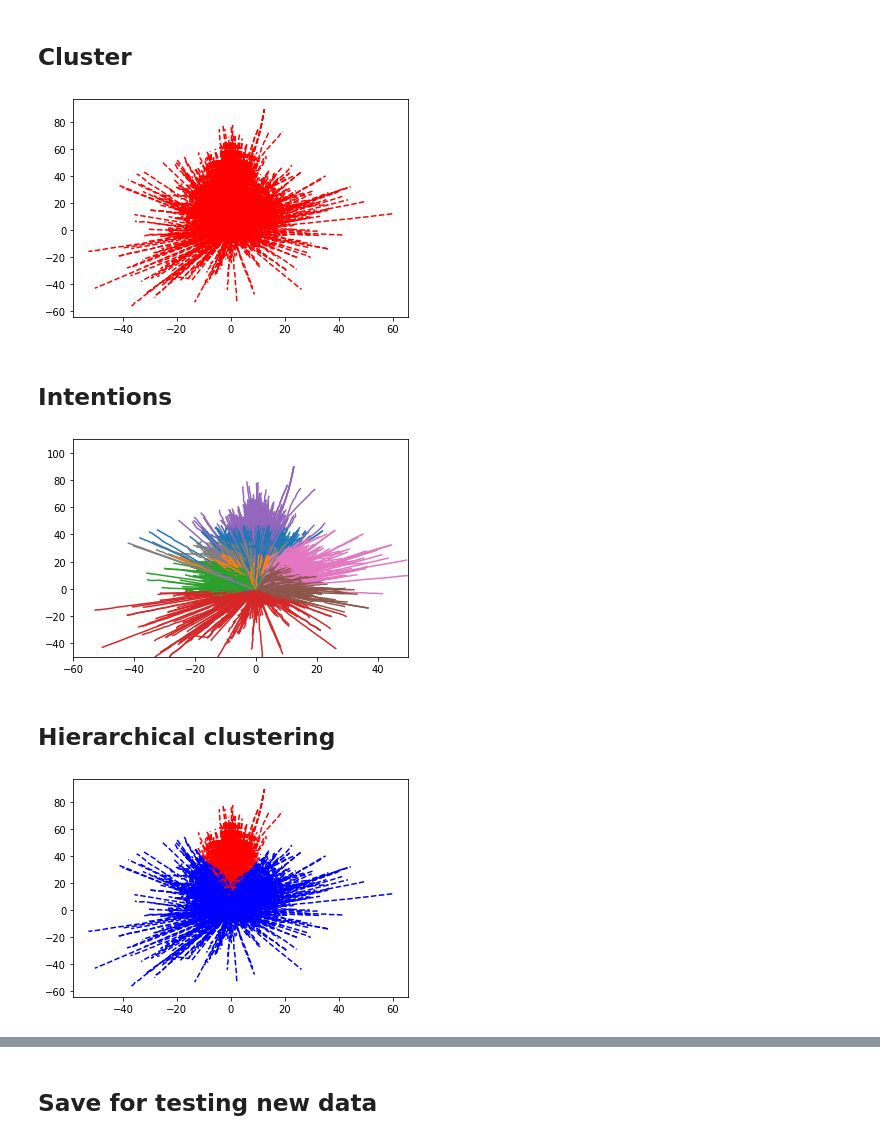
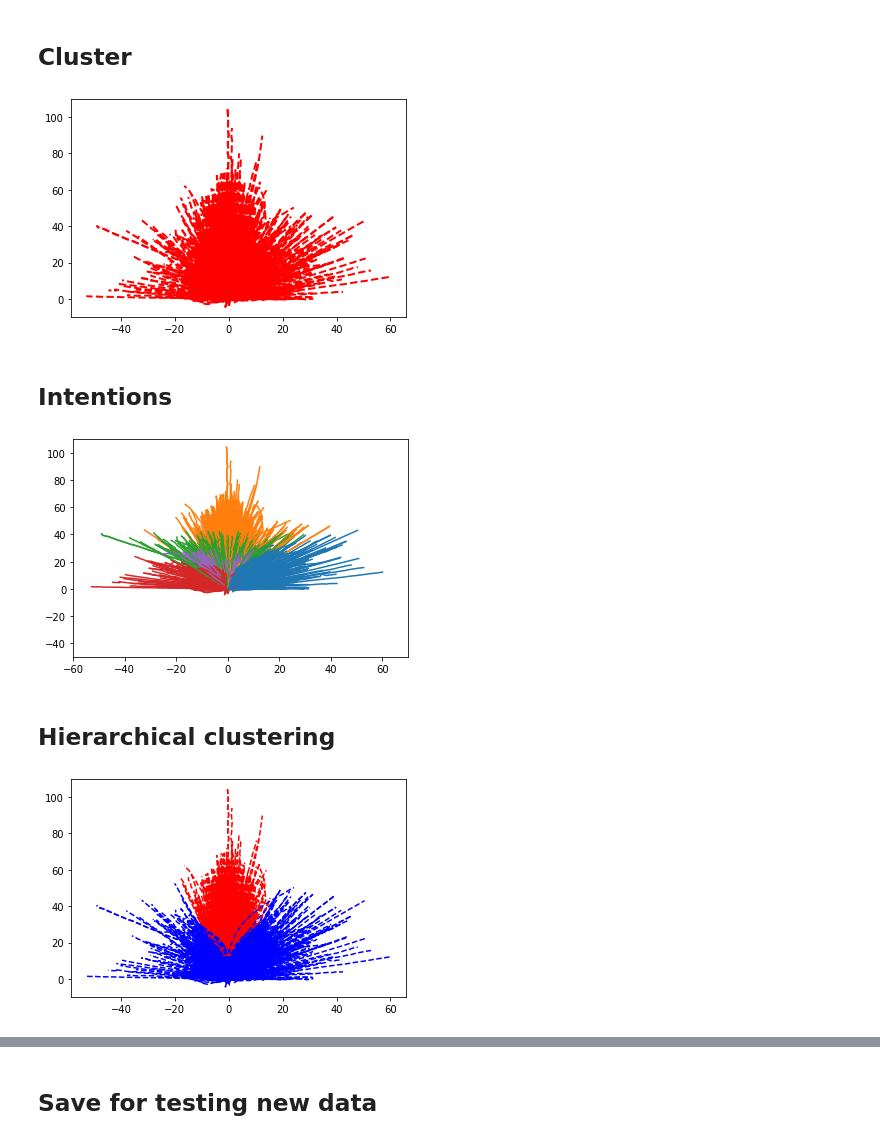
Before and after one commit to AutoVision-cloud/SSL-Lanes, a Jupyter notebook: maneuver/sample_and_cluster.ipynb, the cells around one changed output, grey strips where cells are left out. Saved outputs shown, nothing was run; the diff lists cells and outputs as text; code cells hidden in the pictures.

```diff
--- a/maneuver/sample_and_cluster.ipynb
+++ b/maneuver/sample_and_cluster.ipynb
@@ -43,7 +45,7 @@ def plot_cluster(traj_lst, cluster_lst):
         else:
             plt.plot(traj[:, 1], traj[:, 0], c=color_lst[cluster % len(color_lst)])
 
-    plt.xlim([-60, 50])
+    plt.xlim([-60, 70])
     plt.ylim([-50, 110])
     plt.show()
 # %%
@@ -137,18 +139,22 @@ for _ in range(20000):
     orig = data_argo[idx]['orig']
     final = data_argo[idx]['gt_preds'][0][-1]
 
+    traj = data_argo[idx]['gt_preds'][0]
+    traj_norm = np.matmul(data_argo[idx]['rot'], (traj - data_argo[idx]['orig'].reshape(-1, 2)).T).T
+
+    deg = np.rad2deg(np.arctan2(traj_norm[-1][-1], traj_norm[-1][0]))
+    if abs(deg) > 90:
+        traj_norm[:, 0] = - traj_norm[:, 0]
+        traj_norm[:, 1] = - traj_norm[:, 1]
+
     sc1 = get_confidence_flag(city, orig, final)
     sc2 = get_lane_turn_flag(city, orig, final)
     sc3 = get_lane_curve_flag(city, orig, final)
 
     if sc1 == -1 or sc2 == -1 or sc3 == -1:
-        traj = data_argo[idx]['gt_preds'][0]
-        traj_norm = np.matmul(data_argo[idx]['rot'], (traj - data_argo[idx]['orig'].reshape(-1, 2)).T).T
         trajs.append(traj_norm)
     else:
         if np.random.randint(0, 2) == 0:
-            traj = data_argo[idx]['gt_preds'][0]
-            traj_norm = np.matmul(data_argo[idx]['rot'], (traj - data_argo[idx]['orig'].reshape(-1, 2)).T).T
             trajs.append(traj_norm)
 # %%
 traj_lst = np.concatenate([trajs], 0)
@@ -156,17 +162,17 @@ traj_lst = np.concatenate([trajs], 0)
 for traj in traj_lst:
     traj_p_x = traj[:, 1]
     traj_p_y = traj[:, 0]
-    plt.plot(traj_p_x, traj_p_y, c='red', linestyle='dashed')
+    plt.plot(traj_p_x, traj_p_y, c='red', linestyle='dashed', linewidth=2)
 plt.show()
 # %% [output]
-[figure, old version]
+[figure, new version]
 # %% [markdown]
 ## Intentions
 # %%
 from copkmeans.cop_kmeans import cop_kmeans
-cluster_lst, centers = cop_kmeans(dataset=traj_lst[:, -1], k=8)
+cluster_lst, centers = cop_kmeans(dataset=traj_lst[:, -1], k=5)
 plot_cluster(traj_lst, cluster_lst)
 # %% [output]
-[figure, old version]
+[figure, new version]
 # %% [markdown]
 ## Hierarchical clustering
@@ -173,11 +184,6 @@ plot_cluster(traj_lst, cluster_lst)
 # %%
-deg = []
-for traj in traj_lst:
-    deg.append(np.rad2deg(np.arctan2(traj[-1][-1], traj[-1][0])))
-deg = np.array(deg)
-
-idx_deg = np.where(abs(deg)<15)
-idx_turn = np.where((abs(deg)>15))
+idx_deg = np.where(abs(deg)<20)
+idx_turn = np.where((abs(deg)>20))
 
 for traj in traj_lst[idx_deg]:
     traj_p_x = traj[:, 1]
@@ -191,7 +197,7 @@ for traj in traj_lst[idx_turn]:
 
 plt.show()
 # %% [output]
-[figure, old version]
+[figure, new version]
 # %%
 from copkmeans.cop_kmeans import cop_kmeans
 
```
Also changed, not shown: parts of 14 cells of this notebook, 1 other file.
